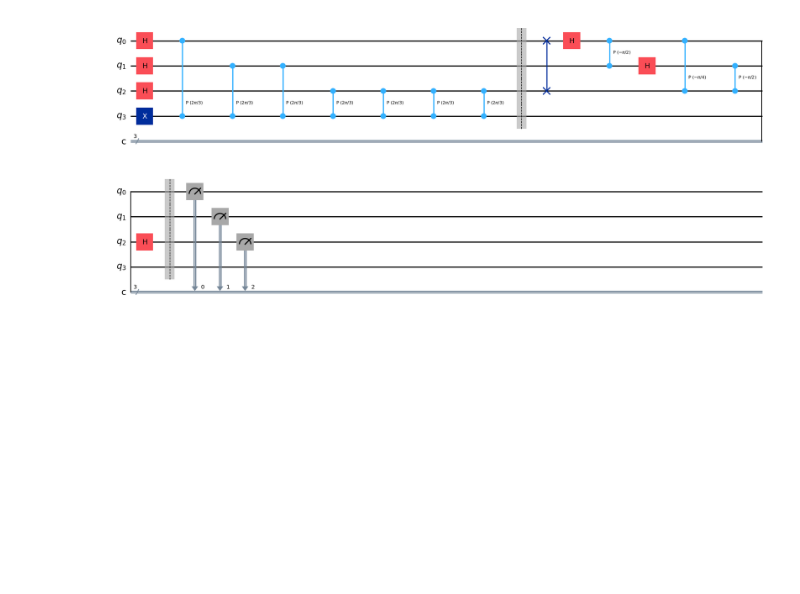
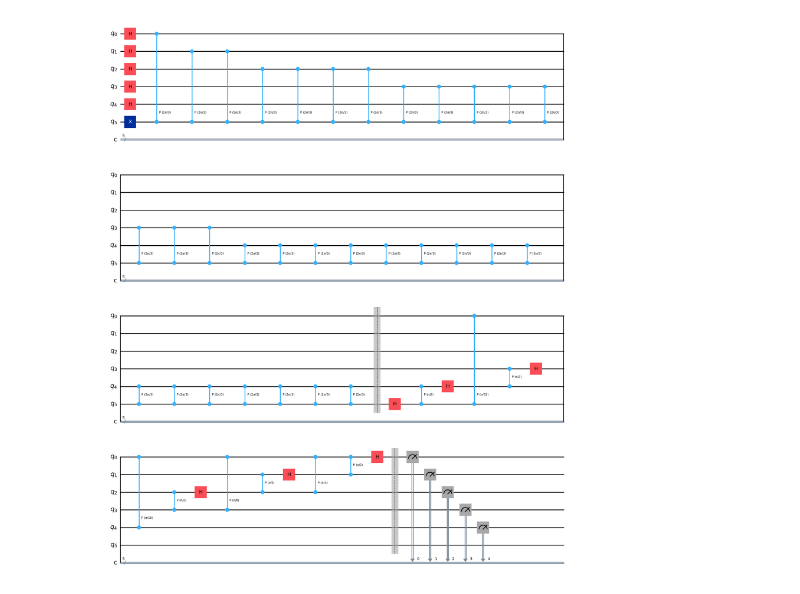
Before and after one commit to Lilith207/PythonForQuantum, a Jupyter notebook: Advanced/Assignment 3/qpe.ipynb, the cells around one changed output. Cells and saved outputs as stored; diff of their text form; code cells hidden in the pictures; blank space fills up the shorter version.

```diff
--- a/Advanced/Assignment 3/qpe.ipynb
+++ b/Advanced/Assignment 3/qpe.ipynb
@@ -12,7 +12,8 @@ from qiskit import QuantumCircuit, ClassicalRegister, QuantumRegister, transpile
 # import basic plot tools
 from qiskit.visualization import plot_histogram
 
-qpe = QuantumCircuit(4, 3)
-qpe.x(3)
+qbitnum = 5+1
+qpe = QuantumCircuit(qbitnum, qbitnum-1)
+qpe.x(qbitnum-1)
 qpe.draw('mpl')
 # %% [output]
@@ -20,5 +21,5 @@ qpe.draw('mpl')
 # %%
-for qubit in range(3):
+for qubit in range(qbitnum-1):
     qpe.h(qubit)
 qpe.draw('mpl')
 # %% [output]
@@ -26,8 +27,8 @@ qpe.draw('mpl')
 # %%
 repetitions = 1
-for counting_qubit in range(3):
+for counting_qubit in range(qbitnum-1):
     for i in range(repetitions):
-        qpe.cp(math.pi/1.5, counting_qubit, 3); # This is CU
+        qpe.cp(math.pi/1.5, counting_qubit, qbitnum-1); # This is CU
     repetitions *= 2
 qpe.draw('mpl')
 # %% [output]
@@ -35,24 +36,22 @@ qpe.draw('mpl')
 # %%
-def qft_dagger(qc, n):
-    """n-qubit QFTdagger the first n qubits in circ"""
-    # Don't forget the Swaps!
-    for qubit in range(n//2):
-        qc.swap(qubit, n-qubit-1)
-    for j in range(n):
-        for m in range(j):
-            qc.cp(-math.pi/float(2**(j-m)), m, j)
-        qc.h(j)
+
 qpe.barrier()
-# Apply inverse QFT
-qft_dagger(qpe, 3)
+qpe.h(qbitnum-1)
+for i in reversed(range(qbitnum-2)): #runs for the amount of qbits - 1
+    qpe.cp(math.pi/2, i+1, i+2)
+    qpe.h(i+1)
+for i in reversed(range(qbitnum-1)): #runs for the amount of qbits - 1
+    qpe.cp(math.pi/math.pow(2, i+1), 0, i+1) #starts at qbit 1 instead of 0
+qpe.h(0)
+
 # Measure
 qpe.barrier()
 
-for n in range(3):
+for n in range(qbitnum-1):
     qpe.measure(n,n)
 qpe.draw('mpl')
 # %% [output]
-[figure, old version]
+[figure, new version]
 # %%
 shots = 2048
 from qiskit_aer import StatevectorSimulator
```
Also changed, not shown: parts of 4 cells of this notebook, 2 other files.
